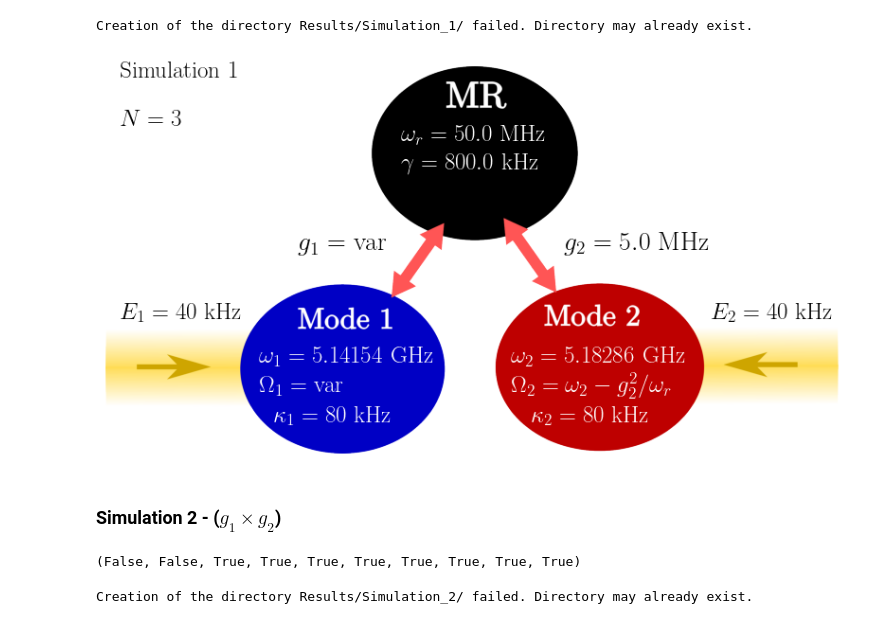
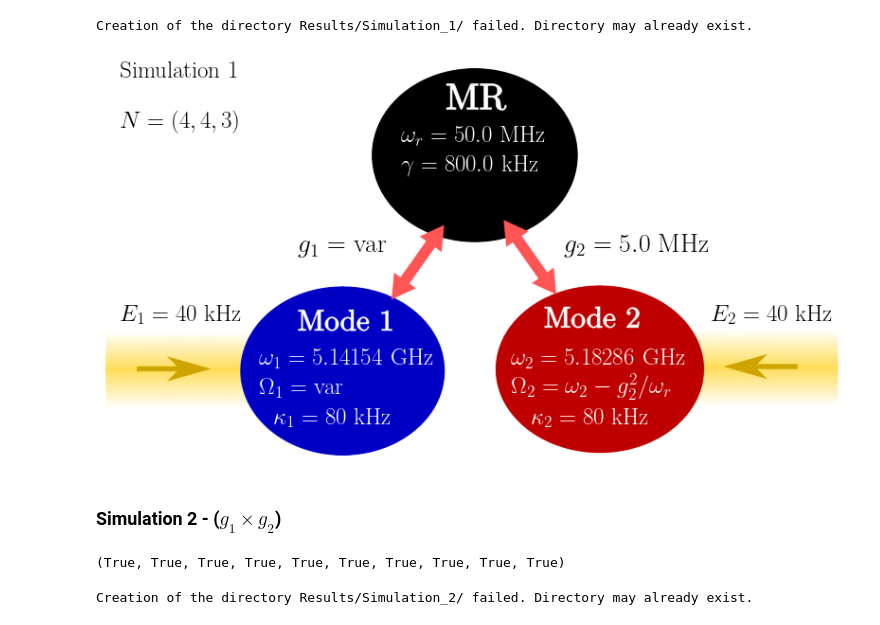
Before and after one commit to asantanah/code_for_paper, a Jupyter notebook: Artigo_simulations_.ipynb, the cells around one changed output. Drawn from its saved outputs; the diff is of its cells as text; code cells hidden in the pictures.

```diff
--- a/Artigo_simulations_.ipynb
+++ b/Artigo_simulations_.ipynb
@@ -52,14 +78,0 @@ plt.show()
-# %%
-fig, axes = plt.subplots(1, 1, figsize=(20, 20))
-
-img1 = mpimg.imread(r'Images\CTL_MechanicResonator_circuit_model.png')
-
-axes.text(-30, 15, r"$\mathbf{a}$", color='black', fontsize=70)
-
-plt.axis('off')
-plt.imshow(img1)
-plt.tight_layout()
-if(saveResults == True):
-    plt.savefig(r'Results/fig01_CTL_MechanicResonator_circuit_model_pdf.pdf')
-    plt.savefig(r'Results/fig01_CTL_MechanicResonator_circuit_model_png.png')
-plt.show()
@@ -512,47 +198,47 @@ if(saveResults == True):
 # %% [output]
 Creation of the directory Results/Simulation_1/ failed. Directory may already exist.
 # %%
-x_list_1 = [(k-wa) / (2*pi*1e6) for k in ohm_a_list]
-y_list_1 = [k / (2*pi*1e6) for k in galist]
+x_list_1 = [k for k in Delta_a_list]
+y_list_1 = [k for k in galist]
 z_list_1 = transpose(results,(1,0,2))
 
 if saveResults:
     save(save_path_1 + "Results" + time_index, (x_list_1 , y_list_1, z_list_1))
 
     fig, axes = plt.subplots(1, 1, figsize=(10, 10))
 
     scheme1 = mpimg.imread(r'Images\TwoModes_Scheme2.png')
-    axes.text(50, 200, f"Simulation 1\n\n$N ={N:.0f}$", color='black', fontsize=18)
+    axes.text(50, 200, f"Simulation 1\n\n$N =({N_a:.0f}, {N_b:.0f}, {N_r:.0f})$", color='black', fontsize=18)
     # ========= Mode 1 ========= #
-    axes.text(520, 1000, f"$\omega_1 ={wa/(2*pi*1e9):.5f}$ GHz", color='white', fontsize=18)
+    axes.text(520, 1000, f"$\omega_1 ={wa/(1e3):.5f}$ GHz", color='white', fontsize=18)
     axes.text(520, 1100, f"$\Omega_1 = $ var", color='white', fontsize=18)
-    axes.text(570, 1200, f"$\kappa_1 ={kappa_a/(2*pi*1e3):.0f}$ kHz", color='white', fontsize=18)
-    axes.text(50, 850, f"$E_1 ={E_a/(2*pi*1e3):.0f}$ kHz", color='black', fontsize=18)
+    axes.text(570, 1200, f"$\kappa_1 ={kappa_a*1e3:.0f}$ kHz", color='white', fontsize=18)
+    axes.text(50, 850, f"$E_1 ={E_a*1e3:.0f}$ kHz", color='black', fontsize=18)
     axes.text(650, 620, f"$g_1 = $ var", color='black', fontsize=20)
     # ========= Mode 2 ========= #
-    axes.text(1370, 1000, f"$\omega_2 ={wb/(2*pi*1e9):.5f}$ GHz", color='white', fontsize=18)
+    axes.text(1370, 1000, f"$\omega_2 ={wb/(1e3):.5f}$ GHz", color='white', fontsize=18)
     axes.text(1370, 1100, f"$\Omega_2 = \omega_2 - g_2^2/\omega_r$", color='white', fontsize=18)
-    axes.text(1440, 1200, f"$\kappa_2 ={kappa_b/(2*pi*1e3):.0f}$ kHz", color='white', fontsize=18)
-    axes.text(2050, 850, f"$E_2 ={E_b/(2*pi*1e3):.0f}$ kHz", color='black', fontsize=18)
-    axes.text(1550, 620, f"$g_2 = {gb/(2*pi*1e6):.1f}$ MHz", color='black', fontsize=20)
+    axes.text(1440, 1200, f"$\kappa_2 ={kappa_b*1e3:.0f}$ kHz", color='white', fontsize=18)
+    axes.text(2050, 850, f"$E_2 ={E_b*1e3:.0f}$ kHz", color='black', fontsize=18)
+    axes.text(1550, 620, f"$g_2 = {gb:.1f}$ MHz", color='black', fontsize=20)
     # ==== Mechanical Mode  ==== #
-    axes.text(1000, 250, f"$\omega_r = {wr/(2*pi*1e6):.1f}$ MHz", color='white', fontsize=18)
-    axes.text(1000, 350, f"$\gamma = {gamma/(2*pi*1e3):.1f}$ kHz", color='white', fontsize=18)
+    axes.text(1000, 250, f"$\omega_r = {wr:.1f}$ MHz", color='white', fontsize=18)
+    axes.text(1000, 350, f"$\gamma = {gamma*1e3:.1f}$ kHz", color='white', fontsize=18)
 
     plt.axis('off')
     plt.imshow(scheme1)
 
     plt.savefig(save_path_1 + "Results" + time_index + "_scheme.png", dpi=300, bbox_inches='tight')
     plt.show()
 # %% [output]
-[figure, old version]
+[figure, new version]
 # %% [markdown]
 ### Simulation 2 - ($g_1 \times g_2$)
 # %%
 # Coupling strength
 g_size = 100
 g_start = 0       # 0 MHz
-g_final = 2      # 15 MHz
+g_final = 12      # 15 MHz
 galist = 2 * pi * linspace(g_start, g_final, g_size) * 1e6
 gblist = 2 * pi * linspace(g_start, g_final, g_size) * 1e6
 
@@ -594,7 +280,7 @@ condition10 = 2 * gblist[-1] * galist[-1] > wr * gamma * n_th_r     # resolved c
 
 (condition1, condition2, condition3, condition4, condition5, condition6, condition7, condition8, condition9, condition10)
 # %% [output]
-(False, False, True, True, True, True, True, True, True, True)
+(True, True, True, True, True, True, True, True, True, True)
 # %%
 from Solver import Solver_TwoModesCoupledToMR_Sim2
 
```
Also changed, not shown: parts of 14 cells of this notebook, 24 other files.
